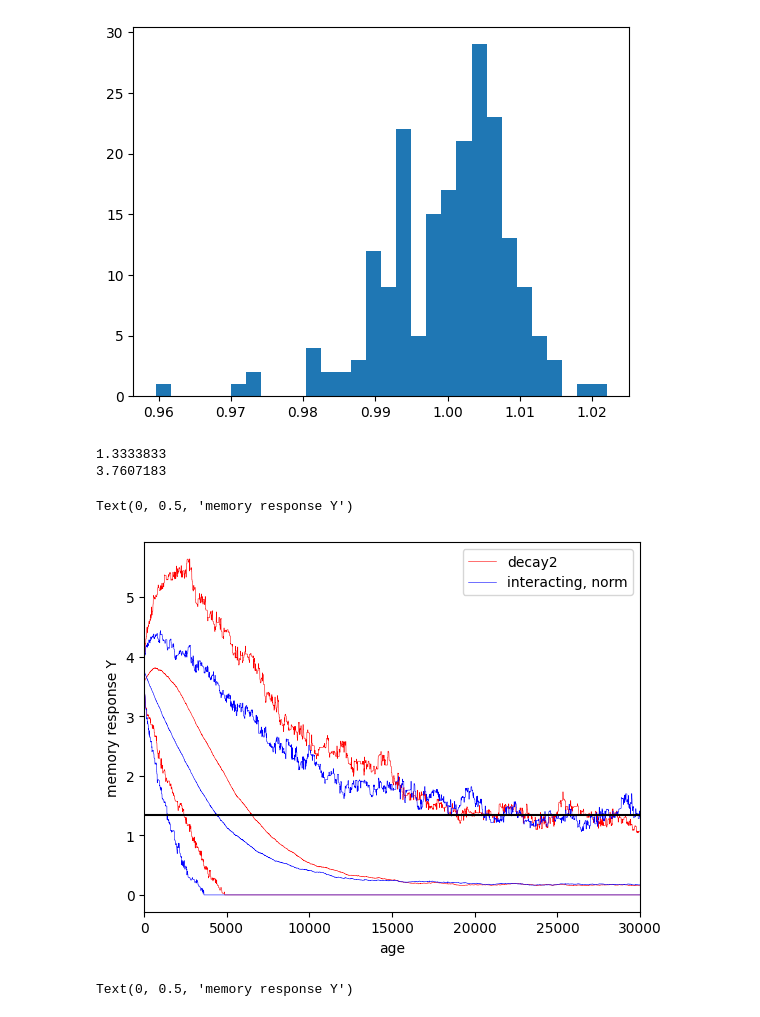
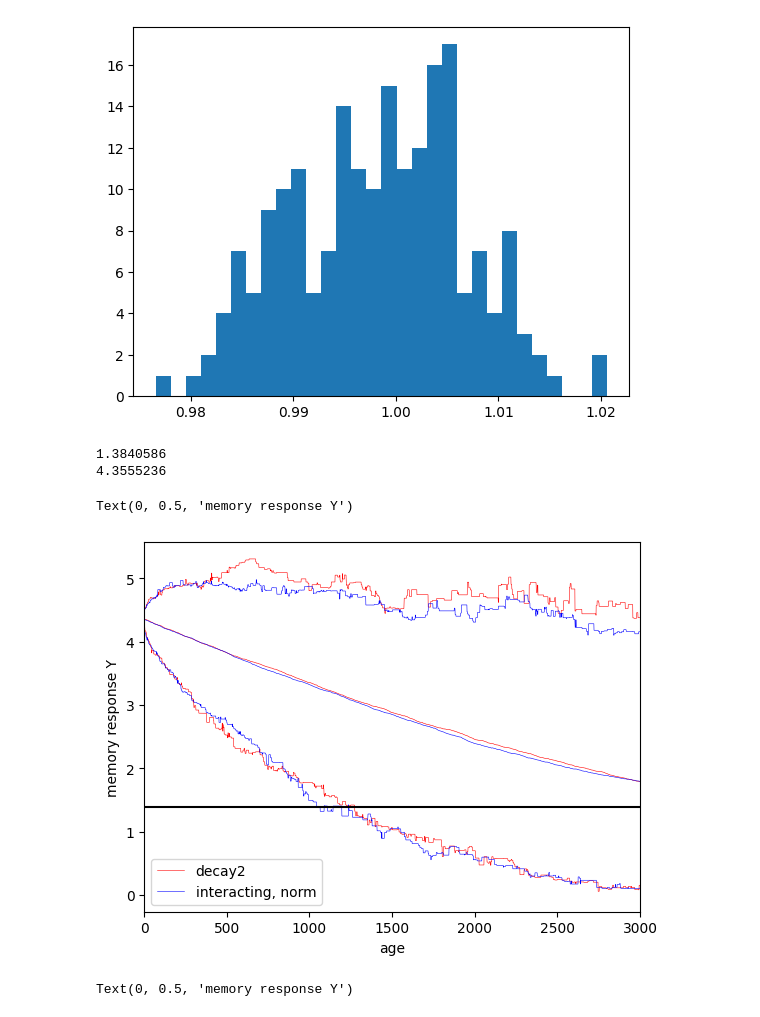
Before and after one commit to Cai-Fangxu/dendrite_project, a Jupyter notebook: test.ipynb, the cells around one changed output. Drawn from its saved outputs; the diff is of its cells as text; code cells hidden in the pictures.

```diff
--- a/test.ipynb
+++ b/test.ipynb
@@ -12,12 +13,12 @@ ns=300
 nd=200
 rho=1
 bias = 2.75
-ndR = 2
-kappa = 2.
+ndR = 4
+kappa = 2.25
 n_votes = nd
 vote_th = bias
 la = bias - np.sqrt(2)*erfcinv(2*ndR/nd)
-beta = 7.882
+beta = 9.62281
 
 # ns=300
 # nd=200
@@ -29,19 +30,20 @@ beta = 7.882
 # # # beta = 11.5
 
 decay_steps = 30000
-n_tested_patterns = 500
+n_tested_patterns = 1000
 initial_steps = 5000
 
-seed = 789456
+seed = 52023
 rng = np.random.default_rng(seed)
 
-neuron = lib.Neuron10_2_2(n_synapses=ns, n_dendrites=nd, bias=bias, kappa=kappa, ndR=ndR, beta=beta, vote_th=vote_th, seed=rng.integers(100000))
+neuron = lib.Neuron10_2(n_synapses=ns, n_dendrites=nd, bias=bias, kappa=kappa, ndR=ndR, beta=beta, vote_th=vote_th, seed=rng.integers(100000))
 # neuron = lib.Neuron3_2(n_synapses=ns, n_dendrites=nd, bias=bias, kappa=kappa, ndR=ndR, n_votes=n_votes, vote_th=vote_th, seed=rng.integers(100000))
 # neuron = lib.Neuron4_2(n_synapses=ns, n_dendrites=nd, bias=bias, kappa=kappa, la=la, n_votes=n_votes, vote_th=vote_th, seed=rng.integers(100000))
 
-xs_gen = lib.Xs_Generator1(1, ns, normalized_len=np.sqrt(ns), seed=rng.integers(100000))
-# xs_gen = lib.Xs_Generator3_2(nd, ns, rho, normalized_len=np.sqrt(ns), seed=rng.integers(100000))
+# xs_gen = lib.Xs_Generator1(1, ns, normalized_len=np.sqrt(ns), seed=rng.integers(100000))
+xs_gen = lib.Xs_Generator3_2(1, ns, rho, normalized_len=np.sqrt(ns), seed=rng.integers(100000))
 
+# simulation_run = lib.Simulation_Run(neuron, xs_gen, decay_steps=decay_steps, initial_steps=initial_steps, n_tested_patterns=n_tested_patterns, refresh_every=500, seed=rng.integers(100000))
 simulation_run = lib.Simulation_Run(neuron, xs_gen, decay_steps=decay_steps, initial_steps=initial_steps, n_tested_patterns=n_tested_patterns, refresh_every=500, seed=rng.integers(100000))
 # %%
 simulation_run.run()
@@ -67,35 +77,36 @@ plt.legend()
 # %%
 plt.hist(np.linalg.norm(neuron.w, ord=2, axis=-1), bins=30);
 # %% [output]
-[figure, old version]
+[figure, new version]
 # %%
 ns=300
 nd=200
 rho = 1
 bias = 2.75
-ndR = 2
-kappa = 2.
+ndR = 3
+kappa = 1.5
 n_votes = nd
 vote_th = bias
 # la = 0.445556
-# beta = 11.5
+beta = 5.929289748543939
 
 decay_steps = 30000
 n_tested_patterns = 500
 initial_steps = 5000
 
-seed = 12345
+seed = 789456
 rng = np.random.default_rng(seed)
 
-# neuron2 = lib.Neuron10_2(n_synapses=ns, n_dendrites=nd, bias=bias, kappa=kappa, ndR=ndR, beta=beta, vote_th=vote_th, seed=rng.integers(100000))
-neuron2 = lib.Neuron3_2(n_synapses=ns, n_dendrites=nd, bias=bias, kappa=kappa, ndR=ndR, n_votes=n_votes, vote_th=vote_th, seed=rng.integers(100000))
+neuron2 = lib.Neuron10_2_2(n_synapses=ns, n_dendrites=nd, bias=bias, kappa=kappa, ndR=ndR, beta=beta, vote_th=vote_th, seed=rng.integers(100000))
+# neuron2 = lib.Neuron3_2(n_synapses=ns, n_dendrites=nd, bias=bias, kappa=kappa, ndR=ndR, n_votes=n_votes, vote_th=vote_th, seed=rng.integers(100000))
 # neuron = lib.Neuron4_2(n_synapses=ns, n_dendrites=nd, bias=bias, kappa=kappa, la=la, n_votes=n_votes, seed=rng.integers(100000))
 
-# xs_gen = lib.Xs_Generator1(normalized_len=-1, seed=rng.integers(100000))
+xs_gen = lib.Xs_Generator1(nd, ns, normalized_len=jnp.sqrt(ns), seed=rng.integers(100000))
 # xs_gen = lib.Xs_Generator3_1(nd, ns, rho, normalized_len=np.sqrt(ns), seed=rng.integers(100000))
-xs_gen = lib.Xs_Generator3_2(nd, ns, rho, normalized_len=np.sqrt(ns), seed=rng.integers(100000))
+# xs_gen = lib.Xs_Generator3_2(nd, ns, rho, normalized_len=np.sqrt(ns), seed=rng.integers(100000))
 
-simulation_run2 = lib.Simulation_Run(neuron2, xs_gen, decay_steps=decay_steps, initial_steps=initial_steps, n_tested_patterns=n_tested_patterns, refresh_every=500, seed=rng.integers(100000))
+# simulation_run2 = lib.Simulation_Run(neuron2, xs_gen, decay_steps=decay_steps, initial_steps=initial_steps, n_tested_patterns=n_tested_patterns, refresh_every=500, seed=rng.integers(100000))
+simulation_run2 = Simulation_Run(neuron2, xs_gen, decay_steps=decay_steps, initial_steps=initial_steps, n_tested_patterns=n_tested_patterns, refresh_every=500, seed=rng.integers(100000))
 # %%
 simulation_run2.run()
 # %%
@@ -104,8 +115,8 @@ mean_2_init = jnp.mean(simulation_run2.votes_record, axis=0)[0]
 print(upper99_2)
 print(mean_2_init)
 # %% [output]
-1.3333833
-3.7607183
+1.3840586
+4.3555236
 # %%
 # mean_time_list0 = np.genfromtxt("tmp_data/meanTimeList0.csv", delimiter=',')
 # lower99_time_list0 = np.genfromtxt("tmp_data/lower99TimeList0.csv", delimiter=',')
@@ -121,34 +132,34 @@ print(mean_2_init)
 # %%
 # plt.plot(mean_time_list[:, 0], mean_time_list[:, 1], c="green", linewidth=1.5, label="theory")
 # plt.plot(lower99_time_list[:, 0], lower99_time_list[:, 1], c="green", linewidth=1.5)
 # plt.plot(upper99_time_list[:, 0], upper99_time_list[:, 1], c="green", linewidth=1.5)
 
 # plt.plot(mean_time_list1[:, 0], mean_time_list1[:, 1], c="orange", linewidth=1.5, label="theory old")
 # plt.plot(lower99_time_list1[:, 0], lower99_time_list1[:, 1], c="orange", linewidth=1.5)
 # plt.plot(upper99_time_list1[:, 0], upper99_time_list1[:, 1], c="orange", linewidth=1.5)
 
 # plt.plot(mean_time_list0[:, 0], mean_time_list0[:, 1], c="brown", linewidth=1.5, label="theory accurate")
 # plt.plot(lower99_time_list0[:, 0], lower99_time_list0[:, 1], c="brown", linewidth=1.5)
 # plt.plot(upper99_time_list0[:, 0], upper99_time_list0[:, 1], c="brown", linewidth=1.5)
 
 plt.plot(np.mean(simulation_run.votes_record, axis=0)[:decay_steps]*upper99_2/upper99_1, c="red", linewidth=0.4, label="decay2")
 plt.plot(np.sort(simulation_run.votes_record, axis=0)[int(n_tested_patterns*0.01), :decay_steps]*upper99_2/upper99_1, c="red", linewidth=0.4)
 plt.plot(np.sort(simulation_run.votes_record, axis=0)[int(n_tested_patterns*0.99), :decay_steps]*upper99_2/upper99_1, c="red", linewidth=0.4)
 
 plt.plot(np.mean(simulation_run2.votes_record, axis=0)[:decay_steps], c="blue", linewidth=0.4, label="interacting, norm")
 plt.plot(np.sort(simulation_run2.votes_record, axis=0)[int(n_tested_patterns*0.01), :decay_steps], c="blue", linewidth=0.4)
 plt.plot(np.sort(simulation_run2.votes_record, axis=0)[int(n_tested_patterns*0.99), :decay_steps], c="blue", linewidth=0.4)
 
 # plt.hlines(upper99_1, 0, decay_steps, colors="red")
 plt.hlines(upper99_2, 0, decay_steps, colors="black")
-plt.xlim(000, 30000)
+plt.xlim(000, 3000)
 plt.legend()
 plt.xlabel("age")
 plt.ylabel("memory response Y")
 # plt.yscale("log")
 # %% [output]
 Text(0, 0.5, 'memory response Y')
-[figure, old version]
+[figure, new version]
 # %%
 plt.plot(np.mean(simulation_run.votes_record, axis=0)[:decay_steps], c="red", linewidth=0.4, label="non-interacting")
 plt.plot(np.sort(simulation_run.votes_record, axis=0)[int(n_tested_patterns*0.01), :decay_steps], c="red", linewidth=0.4)
```
Also changed, not shown: parts of 4 cells of this notebook, 9 other files.
